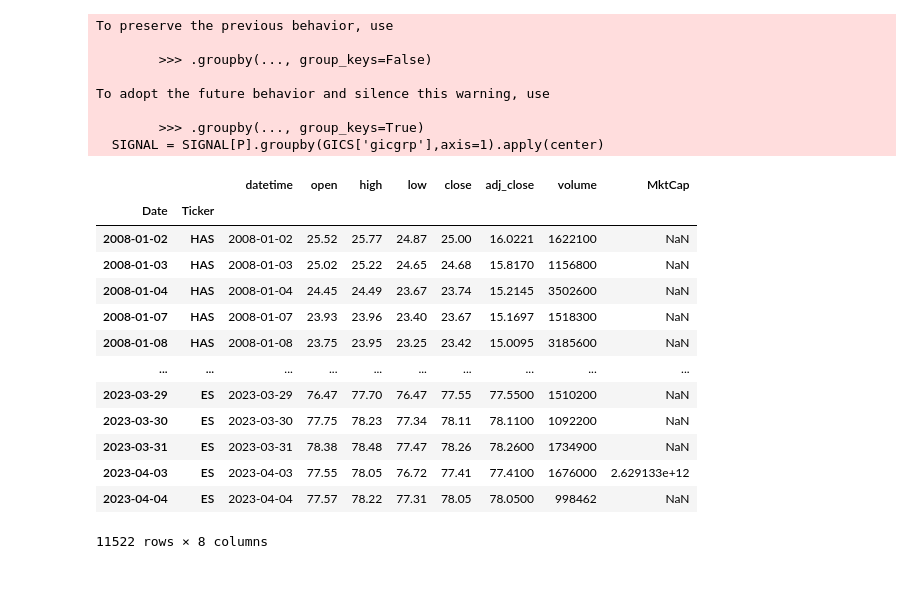
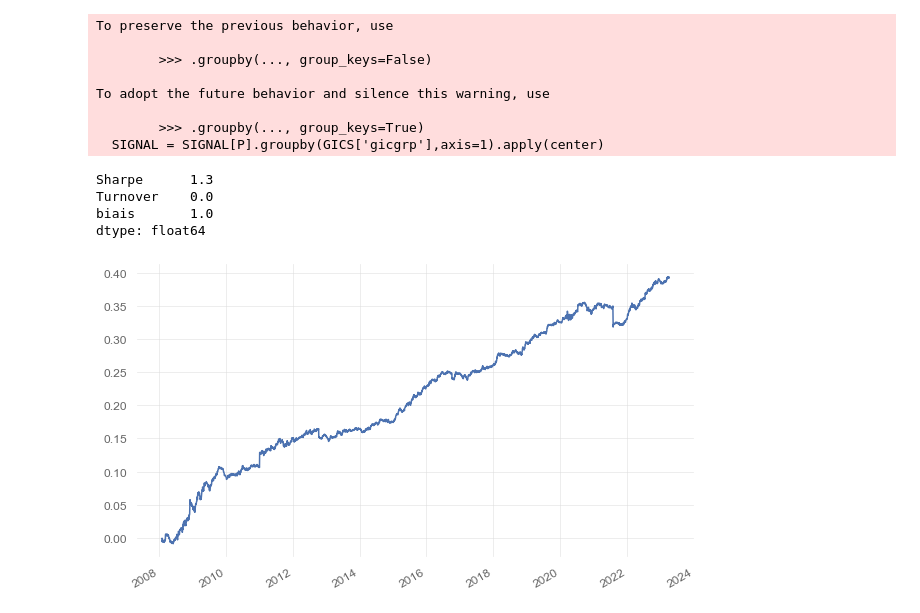
Before and after one commit to nabz78350/backtesting, a Jupyter notebook: alpha_netdebt.ipynb, the cells around one changed output. Saved outputs shown, nothing was run; the diff lists cells and outputs as text; code cells hidden in the pictures; blank space fills up the shorter version.

```diff
--- a/alpha_netdebt.ipynb
+++ b/alpha_netdebt.ipynb
@@ -9,11 +11,12 @@ master = DataMaster()
 universe = master.baskets.get_index_historical_components('GSPC')
 P = func.presence_matrix(universe).loc['2008':]
 # %%
-market_data = pd.read_parquet('data/SP500/mkt_data.pq')
-balance_sheet = pd.read_parquet('data/SP500/balance_sheets.pq')
-GICS = pd.read_parquet('data/SP500/GICS.pq')
-
-R = market_data['close'].unstack().pct_change()
+market_data = pd.read_parquet('data/US/mkt_data.pq')
+balance_sheet = pd.read_parquet('data/US/balance_sheets.pq')
+GICS = pd.read_parquet('data/US/GICS.pq')
+# P = pd.read_parquet('data/US/universe_table.pq')
+income_statement = pd.read_parquet('data/US/income_statement.pq')
+R = market_data['close'].unstack().reindex_like(P).pct_change()
 # %%
 metrics = (-balance_sheet['netDebt'].astype(float)/balance_sheet['cash'].astype(float))
 netdebt = metrics.unstack().ffill()
@@ -21,44 +24,30 @@ netdebt = netdebt.rank(1,pct=True,ascending=True).clip(0.01,0.99).apply(norm.ppf
 netdebt.index = pd.to_datetime(netdebt.index)
 netdebt = netdebt.rolling(10).rank(axis=0,pct=True,ascending=True).clip(0.01,0.99).apply(norm.ppf)
 netdebt = netdebt.reindex_like(P).ffill()
-# %%
-def center(x):
-    mean = x.mean(1)
-    x = x.sub(mean,0)
-    return x
 # %%
-
-thresh =0.1
 SIGNAL = netdebt.copy()
 SIGNAL = SIGNAL[P].rank(1,pct=True,ascending=True).clip(0.01,0.99).apply(norm.ppf)
-SIGNAL[SIGNAL.abs()<thresh] = None
+SIGNAL[SIGNAL.abs()<0.1] = None
 
 SIGNAL = SIGNAL[P].groupby(GICS['gicgrp'],axis=1).apply(center)
-# SIGNAL = SIGNAL.sub(SIGNAL.mean(1),0)
 SIGNAL= SIGNAL.div(SIGNAL.abs().sum(1),0)
+
+pnl_net_debt = (SIGNAL.shift(1) *R).sum(1).replace({0:np.nan}).dropna()
+sr = sharpe(pnl_net_debt)
+turnover = SIGNAL.fillna(0).diff().abs().sum(1).mean()
+pnl_net_debt.cumsum().plot()
+pd.Series({'Sharpe':sr,'Turnover':turnover,'biais':pnl_net_debt.mean()*1e4}).round(1)
 # %% [output]
 To preserve the previous behavior, use
 
         >>> .groupby(..., group_keys=False)
 
 To adopt the future behavior and silence this warning, use
 
         >>> .groupby(..., group_keys=True)
   SIGNAL = SIGNAL[P].groupby(GICS['gicgrp'],axis=1).apply(center)
+Sharpe      1.3
+Turnover    0.0
+biais       1.0
+dtype: float64
+[figure, added]
-# %%
-market_data
-# %% [output]
-|  |  | datetime | open | high | low | close | adj_close | volume | MktCap |
-| Date | Ticker |  |  |  |  |  |  |  |  |
-| 2008-01-02 | HAS | 2008-01-02 | 25.52 | 25.77 | 24.87 | 25.00 | 16.0221 | 1622100 | NaN |
-| 2008-01-03 | HAS | 2008-01-03 | 25.02 | 25.22 | 24.65 | 24.68 | 15.8170 | 1156800 | NaN |
-| 2008-01-04 | HAS | 2008-01-04 | 24.45 | 24.49 | 23.67 | 23.74 | 15.2145 | 3502600 | NaN |
-| 2008-01-07 | HAS | 2008-01-07 | 23.93 | 23.96 | 23.40 | 23.67 | 15.1697 | 1518300 | NaN |
-| 2008-01-08 | HAS | 2008-01-08 | 23.75 | 23.95 | 23.25 | 23.42 | 15.0095 | 3185600 | NaN |
-| ... | ... | ... | ... | ... | ... | ... | ... | ... | ... |
-| 2023-03-29 | ES | 2023-03-29 | 76.47 | 77.70 | 76.47 | 77.55 | 77.5500 | 1510200 | NaN |
-| 2023-03-30 | ES | 2023-03-30 | 77.75 | 78.23 | 77.34 | 78.11 | 78.1100 | 1092200 | NaN |
-| 2023-03-31 | ES | 2023-03-31 | 78.38 | 78.48 | 77.47 | 78.26 | 78.2600 | 1734900 | NaN |
-| 2023-04-03 | ES | 2023-04-03 | 77.55 | 78.05 | 76.72 | 77.41 | 77.4100 | 1676000 | 2.629133e+12 |
-| 2023-04-04 | ES | 2023-04-04 | 77.57 | 78.22 | 77.31 | 78.05 | 78.0500 | 998462 | NaN |
-11522 rows × 8 columns
```
Also changed, not shown: parts of 19 cells of this notebook, 15 other files.
